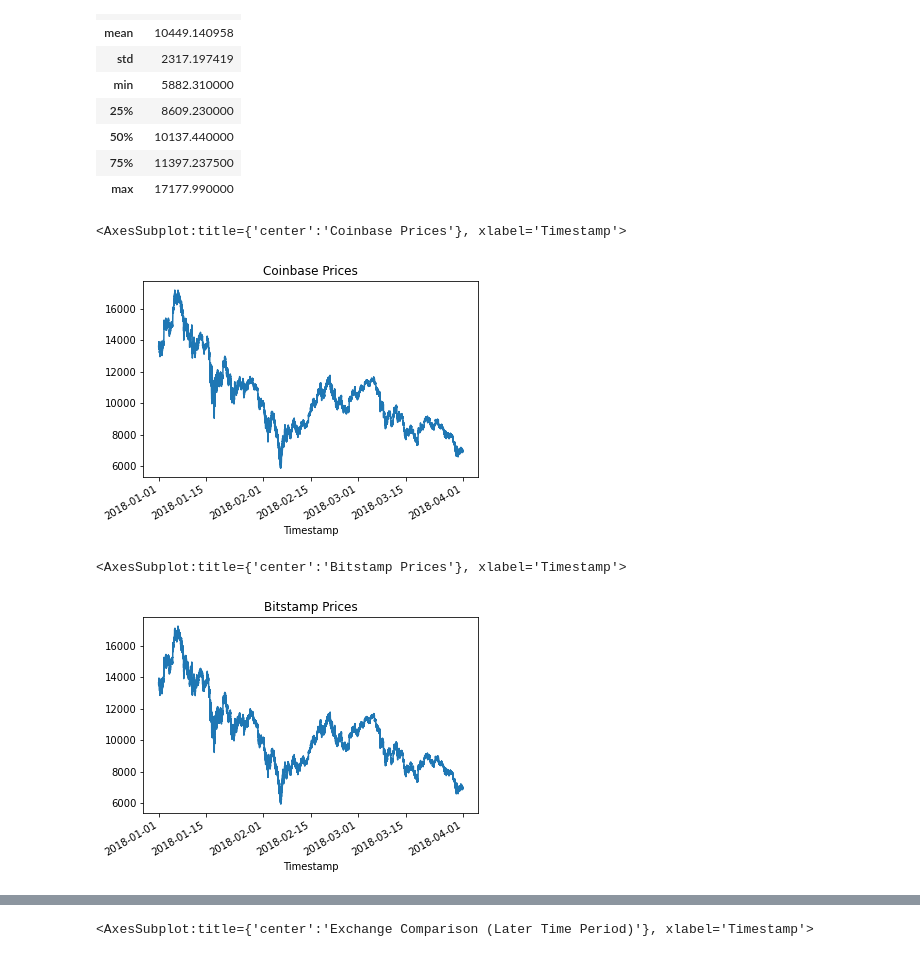
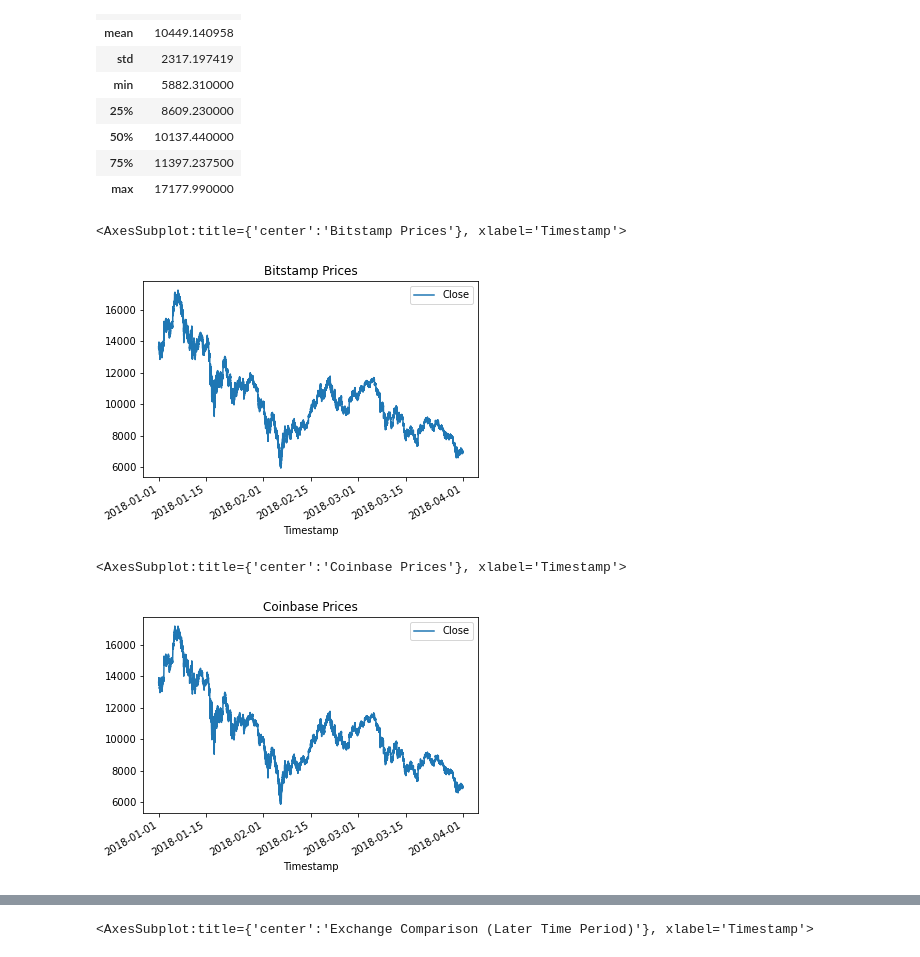
Before and after one commit to tycastleberry/Bitcoin-Arbitrage-Analysis, a Jupyter notebook: crypto_arbitrage.ipynb, the cells around one changed output, grey strips where cells are left out. Saved outputs shown, nothing was run; the diff lists cells and outputs as text; code cells hidden in the pictures.

```diff
--- a/crypto_arbitrage.ipynb
+++ b/crypto_arbitrage.ipynb
@@ -178,10 +178,10 @@ Select the data you want to analyze. Use `loc` or `iloc` to select the following
 * Close
 # %%
 # Use loc or iloc to select `Timestamp (the index)` and `Close` from bitstamp DataFrame
-bitstamp_sliced = # YOUR CODE HERE
+bitstamp_sliced = pd.DataFrame(bitstamp_df.loc[:, "Close"])
 
 # Review the first five rows of the DataFrame
-# YOUR CODE HERE
+bitstamp_sliced.head()
 # %% [output]
 |  | Close |
 | Timestamp |  |
@@ -245,16 +245,16 @@ Sort through the time series data associated with the bitstamp and coinbase Data
 # %%
 # Create a line plot for the bitstamp DataFrame for the full length of time in the dataset
 # Be sure that the figure size, title, and color are tailored to each visualization
-# YOUR CODE HERE
+bitstamp_sliced.plot(kind='line', title='Bitstamp Prices', xlabel="Timestamp")
 # %% [output]
-<AxesSubplot:title={'center':'Coinbase Prices'}, xlabel='Timestamp'>
+<AxesSubplot:title={'center':'Bitstamp Prices'}, xlabel='Timestamp'>
-[figure, old version]
+[figure, new version]
 # %%
 # Create a line plot for the coinbase DataFrame for the full length of time in the dataset
 # Be sure that the figure size, title, and color are tailored to each visualization
-# YOUR CODE HERE
+coinbase_sliced.plot(kind='line', title='Coinbase Prices', xlabel='Timestamp')
 # %% [output]
-<AxesSubplot:title={'center':'Bitstamp Prices'}, xlabel='Timestamp'>
+<AxesSubplot:title={'center':'Coinbase Prices'}, xlabel='Timestamp'>
-[figure, old version]
+[figure, new version]
 # %%
 # Overlay the visualizations for the bitstamp and coinbase DataFrames in one plot
```
Also changed, not shown: parts of 17 cells of this notebook.
